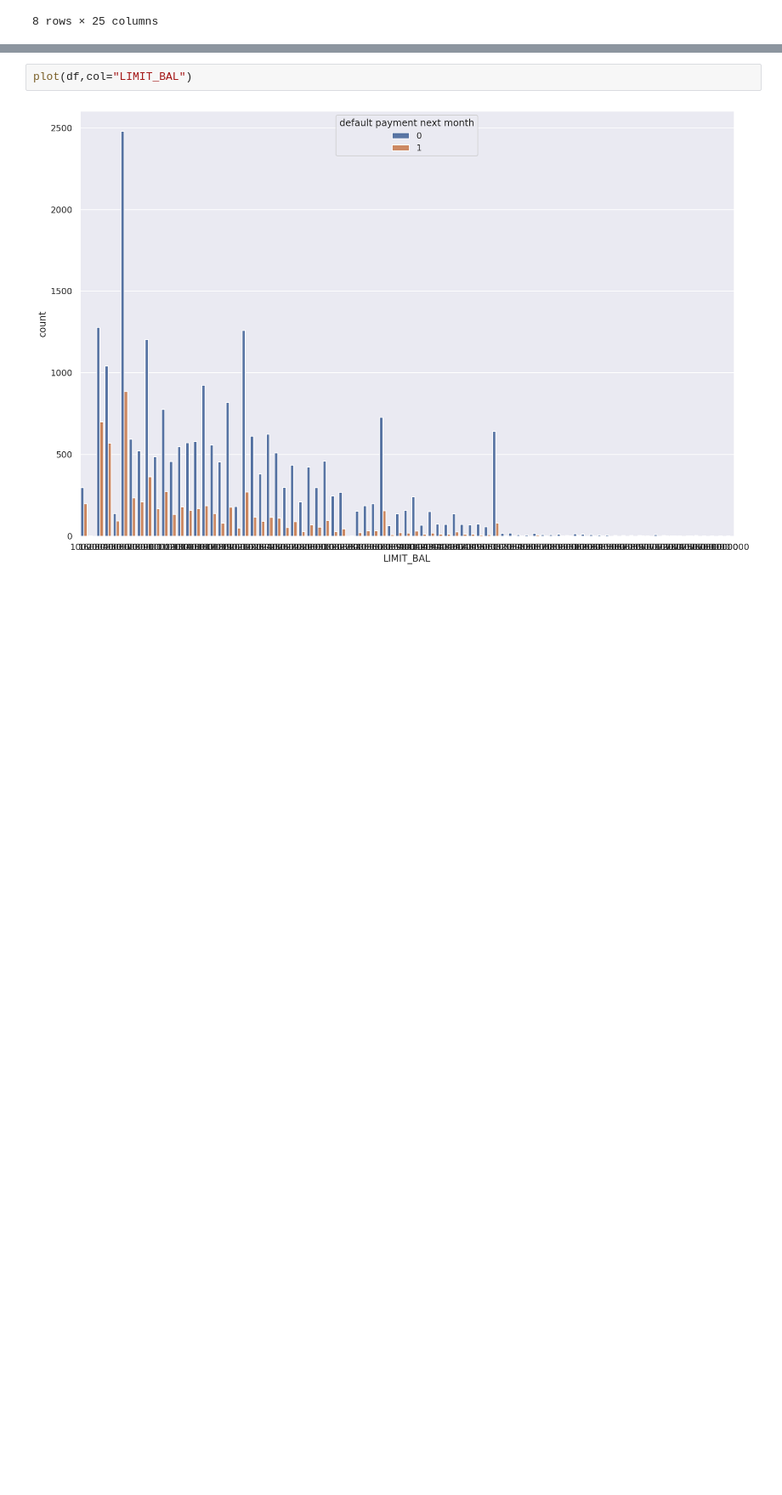
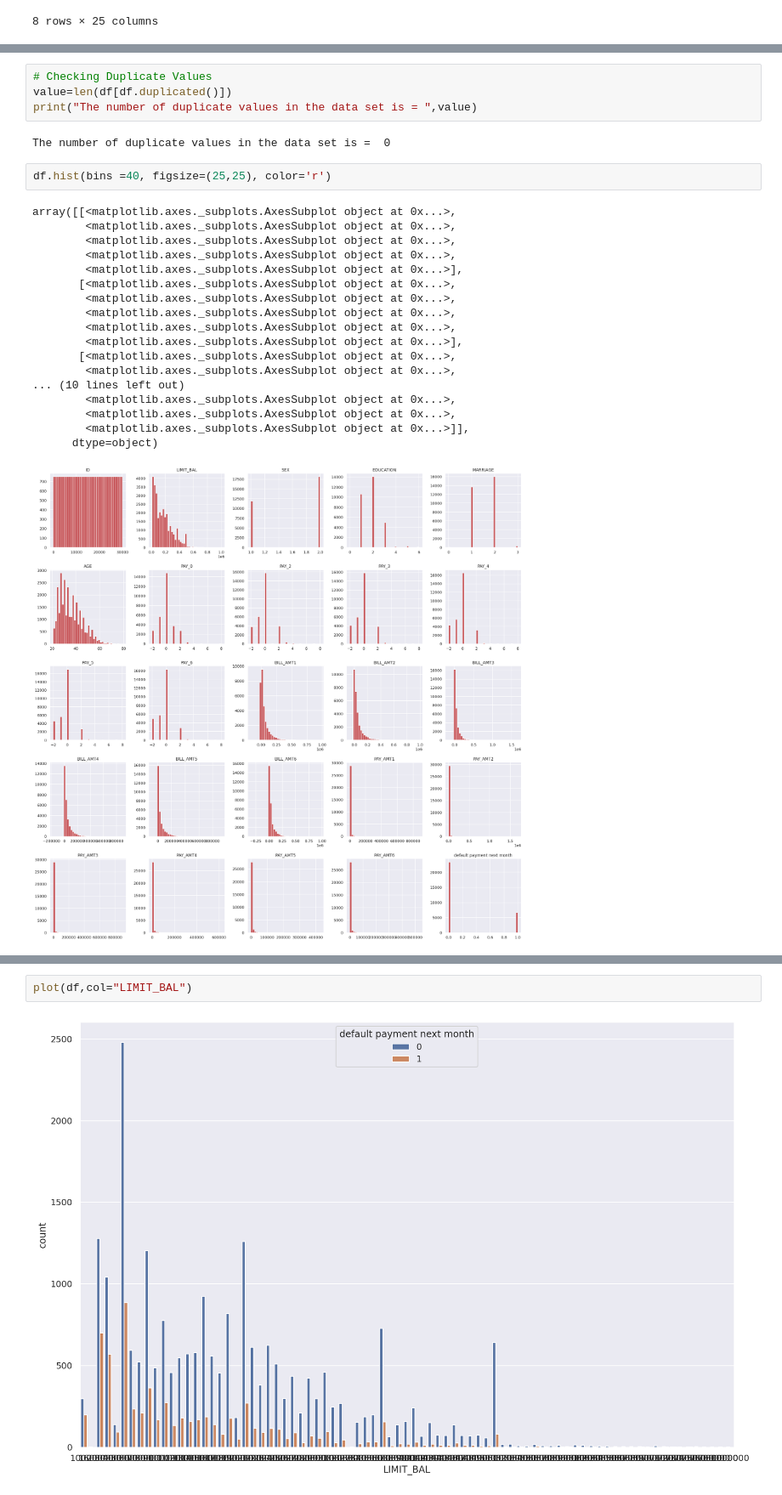
Before and after one commit to sanjayyanadi/supervised_model_classification, a Jupyter notebook: Credit_Card_Default_Prediction_Capstone_Project.ipynb, the cells around one changed output, grey strips where cells are left out. Shown at 85% size. Saved outputs shown, nothing was run; the diff lists cells and outputs as text; blank space fills up the shorter version.

```diff
--- a/Credit_Card_Default_Prediction_Capstone_Project.ipynb
+++ b/Credit_Card_Default_Prediction_Capstone_Project.ipynb
@@ -113 +173,28 @@ dtype: int64
+# %%
+# Checking Duplicate Values
+value=len(df[df.duplicated()])
+print("The number of duplicate values in the data set is = ",value)
+# %% [output]
+The number of duplicate values in the data set is =  0
+# %%
+df.hist(bins =40, figsize=(25,25), color='r')
+# %% [output]
+array([[<matplotlib.axes._subplots.AxesSubplot object at 0x...>,
+        <matplotlib.axes._subplots.AxesSubplot object at 0x...>,
+        <matplotlib.axes._subplots.AxesSubplot object at 0x...>,
+        <matplotlib.axes._subplots.AxesSubplot object at 0x...>,
+        <matplotlib.axes._subplots.AxesSubplot object at 0x...>],
+       [<matplotlib.axes._subplots.AxesSubplot object at 0x...>,
+        <matplotlib.axes._subplots.AxesSubplot object at 0x...>,
+        <matplotlib.axes._subplots.AxesSubplot object at 0x...>,
+        <matplotlib.axes._subplots.AxesSubplot object at 0x...>,
+        <matplotlib.axes._subplots.AxesSubplot object at 0x...>],
+       [<matplotlib.axes._subplots.AxesSubplot object at 0x...>,
+        <matplotlib.axes._subplots.AxesSubplot object at 0x...>,
+... (10 lines left out)
+        <matplotlib.axes._subplots.AxesSubplot object at 0x...>,
+        <matplotlib.axes._subplots.AxesSubplot object at 0x...>,
+        <matplotlib.axes._subplots.AxesSubplot object at 0x...>]],
+      dtype=object)
+[figure, added]
 # %%
```
Also changed, not shown: parts of 76 cells of this notebook.
